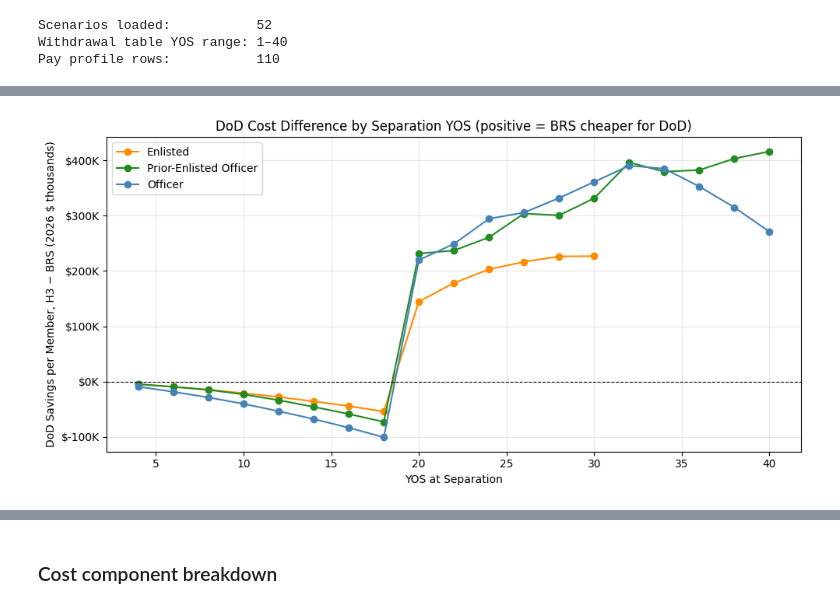
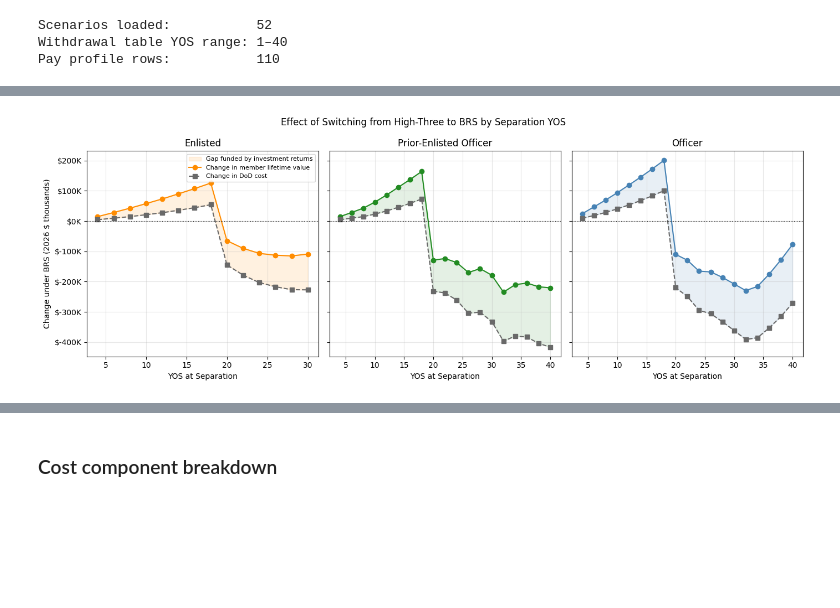
Before and after one commit to sgelety/military-retirement-monte-carlo, a Jupyter notebook: notebooks/04_government_fiscal.ipynb, the cells around one changed output, grey strips where cells are left out. Cells and saved outputs as stored; diff of their text form; code cells hidden in the pictures; blank space fills up the shorter version.

```diff
--- a/notebooks/04_government_fiscal.ipynb
+++ b/notebooks/04_government_fiscal.ipynb
@@ -153,8 +160,10 @@ print(
     f" {'Entitlement (mkt)':>19} {'Ratio':>7}"
 )
 print("  " + "-" * 54)
+show_yos = [4, 12, 20, 30, 40]
 for _, row in fiscal[
-    fiscal["Profile"] == "Officer"
+    (fiscal["Profile"] == "Officer")
+    & fiscal["SepYOS"].isin(show_yos)
 ].iterrows():
     act = row["GovtTSP_PV"] / 1000
     ent = (
@@ -225,7 +230,7 @@ for ax, (profile, label) in zip(
         sub["H3_GovtCost"] / 1000,
         width=bar_w,
         label="High-Three",
-        color="steelblue",
+        color="dimgray",
         alpha=0.85,
     )
     ax.bar(
@@ -233,7 +238,7 @@ for ax, (profile, label) in zip(
         sub["BRS_GovtCost"] / 1000,
         width=bar_w,
         label="BRS",
-        color="darkorange",
+        color="crimson",
         alpha=0.85,
     )
     ax.set_xticks(x)
@@ -247,9 +252,9 @@ for ax, (profile, label) in zip(
             lambda v, _: f"${v:,.0f}K"
         )
     )
-    ax.legend(fontsize=8, loc="upper left")
     ax.grid(axis="y", alpha=0.3)
 
+axes[0].legend(fontsize=8, loc="upper left")
 axes[0].set_ylabel(
     "Govt Cost per Member (2026 $ thousands)"
 )
@@ -267,40 +292,69 @@ plt.show()
 # %%
 profile_colors = {
     "Enlisted": "darkorange",
     "PriorEnlistedOfficer": "forestgreen",
     "Officer": "steelblue",
 }
 
-fig, ax = plt.subplots(figsize=(10, 5))
+fig, axes = plt.subplots(
+    1, 3, figsize=(14, 5), sharey=True
+)
 
-for profile, color in profile_colors.items():
-    sub = fiscal[fiscal["Profile"] == profile]
+det_idx = det.set_index(["Profile", "SepYOS"])
+
+for ax, profile in zip(axes, PROFILE_ORDER):
+    sub = (
+        fiscal[fiscal["Profile"] == profile]
+        .sort_values("SepYOS")
+    )
+    yos = sub["SepYOS"].to_numpy()
+    member = (
+        det_idx.loc[profile]
+        .reindex(yos)["BRSAdv"]
+        .to_numpy() / 1000
+    )
+    govt = -sub["DoD_Savings"].to_numpy() / 1000
+
+    ax.fill_between(
+        yos, member, govt,
+        color=profile_colors[profile], alpha=0.12,
+        label="Gap funded by investment returns",
+    )
     ax.plot(
-        sub["SepYOS"],
-        sub["DoD_Savings"] / 1000,
-        marker="o",
-        label=profile_labels[profile],
-        color=color,
+        yos, member, marker="o",
+        color=profile_colors[profile],
+        label="Change in member lifetime value",
     )
+    ax.plot(
+        yos, govt, marker="s", linestyle="--",
+        color="dimgray",
+        label="Change in DoD cost",
+    )
+    ax.axhline(
+        0, color="black", linewidth=0.8, linestyle=":"
+    )
+    ax.set_xlabel("YOS at Separation")
+    ax.set_title(profile_labels[profile])
+    ax.yaxis.set_major_formatter(
+        mticker.FuncFormatter(
+            lambda v, _: f"${v:,.0f}K"
+        )
+    )
+    ax.grid(True, alpha=0.3)
 
-ax.axhline(0, color="black", linewidth=0.8, linestyle="--")
-ax.set_xlabel("YOS at Separation")
-ax.set_ylabel(
-    "DoD Savings per Member, H3 − BRS (2026 $ thousands)"
+axes[0].set_ylabel(
+    "Change under BRS (2026 $ thousands)"
 )
-ax.set_title(
-    "DoD Cost Difference by Separation YOS"
-    " (positive = BRS cheaper for DoD)"
+axes[0].legend(fontsize=8, loc="upper right")
+fig.suptitle(
+    "Effect of Switching from High-Three to BRS"
+    " by Separation YOS",
+    fontsize=12,
 )
-ax.yaxis.set_major_formatter(
-    mticker.FuncFormatter(lambda v, _: f"${v:,.0f}K")
-)
-ax.legend()
-ax.grid(True, alpha=0.3)
 plt.tight_layout()
 plt.show()
 # %% [output]
-[figure, old version]
+[figure, new version]
 # %% [markdown]
 ## Separation probability weights
 
```
Also changed, not shown: parts of 30 cells of this notebook.
